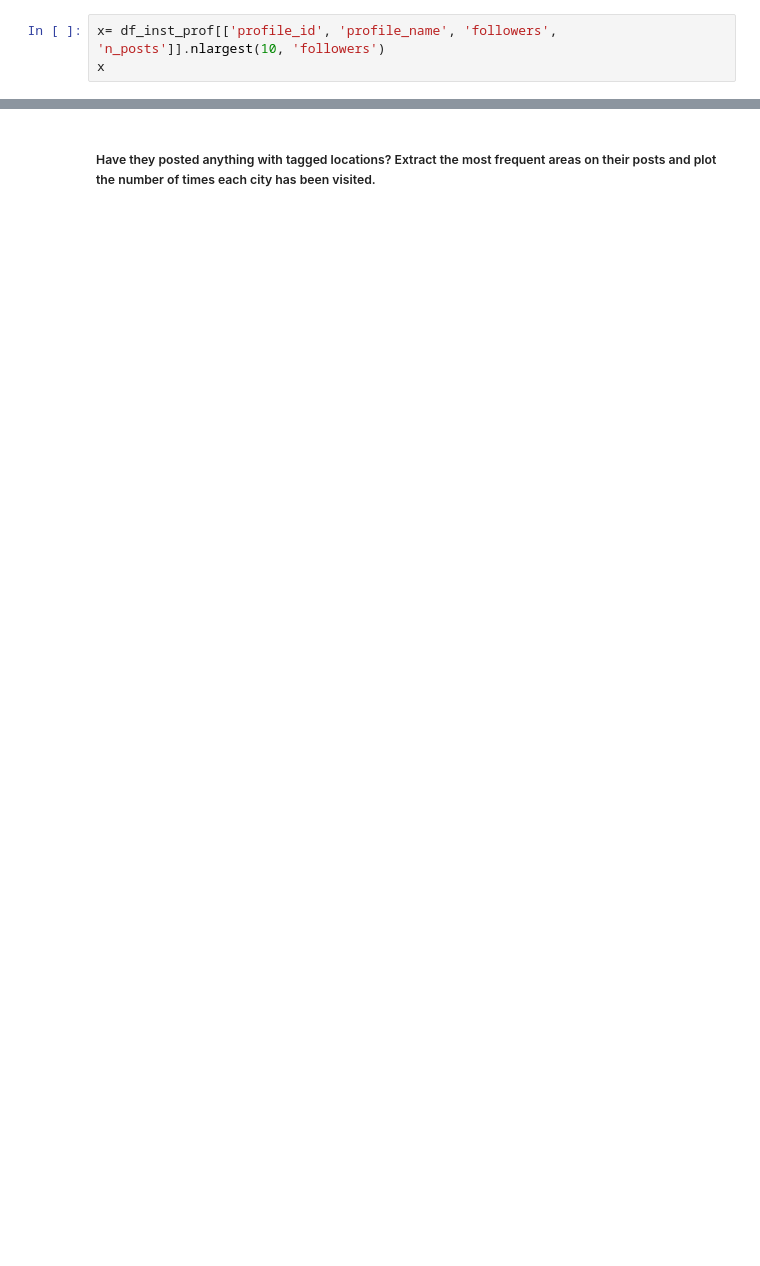
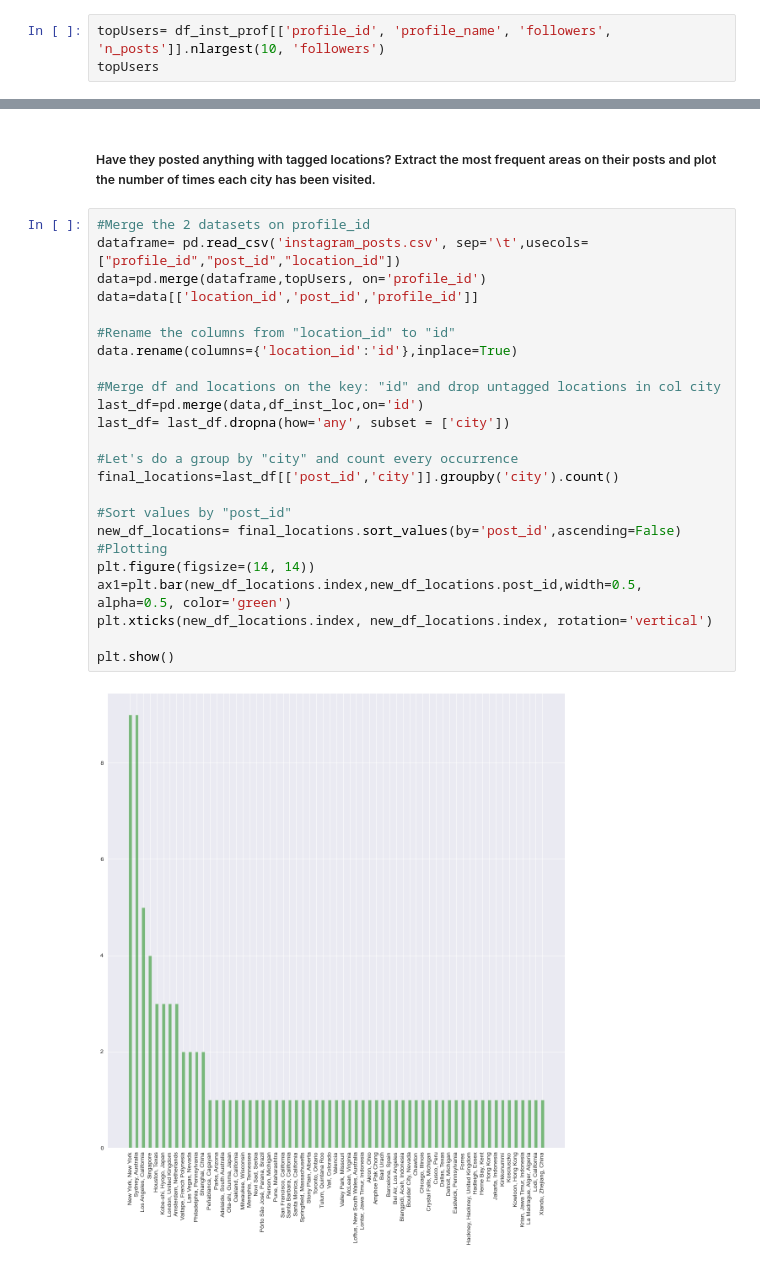
Before and after one commit to MichelaLombardi/ADM-HMWK_2, a Jupyter notebook: NBK_HMWK_2.ipynb, the cells around one changed output, grey strips where cells are left out. Drawn from its saved outputs; the diff is of its cells as text; blank space fills up the shorter version.

```diff
--- a/NBK_HMWK_2.ipynb
+++ b/NBK_HMWK_2.ipynb
@@ -469,8 +446,8 @@ plot_intervals2(list_10, timing)
 # %% [markdown]
 ##### Plot the top 10 most popular users in terms of followers and their number of posts.
 # %%
-x= df_inst_prof[['profile_id', 'profile_name', 'followers', 'n_posts']].nlargest(10, 'followers')
-x
+topUsers= df_inst_prof[['profile_id', 'profile_name', 'followers', 'n_posts']].nlargest(10, 'followers')
+topUsers
 # %% [output]
 |  | profile_id | profile_name | followers | n_posts |
 | 2880218 | 2.502532e+07 | instagram | 285457645.0 | 5760.0 |
@@ -493,2 +472,28 @@ Instangram is the profile with the biggest number of followers but it's not the
 # %% [markdown]
 ##### Have they posted anything with tagged locations? Extract the most frequent areas on their posts and plot the number of times each city has been visited.
+# %%
+#Merge the 2 datasets on profile_id
+dataframe= pd.read_csv('instagram_posts.csv', sep='\t',usecols=["profile_id","post_id","location_id"])
+data=pd.merge(dataframe,topUsers, on='profile_id')
+data=data[['location_id','post_id','profile_id']]
+
+#Rename the columns from "location_id" to "id"
+data.rename(columns={'location_id':'id'},inplace=True)
+
+#Merge df and locations on the key: "id" and drop untagged locations in col city
+last_df=pd.merge(data,df_inst_loc,on='id')
+last_df= last_df.dropna(how='any', subset = ['city'])
+
+#Let's do a group by "city" and count every occurrence
+final_locations=last_df[['post_id','city']].groupby('city').count()
+
+#Sort values by "post_id"
+new_df_locations= final_locations.sort_values(by='post_id',ascending=False)
+#Plotting
+plt.figure(figsize=(14, 14))
+ax1=plt.bar(new_df_locations.index,new_df_locations.post_id,width=0.5, alpha=0.5, color='green')
+plt.xticks(new_df_locations.index, new_df_locations.index, rotation='vertical')
+
+plt.show()
+# %% [output]
+[figure, added]
```
Also changed, not shown: parts of 17 cells of this notebook.
